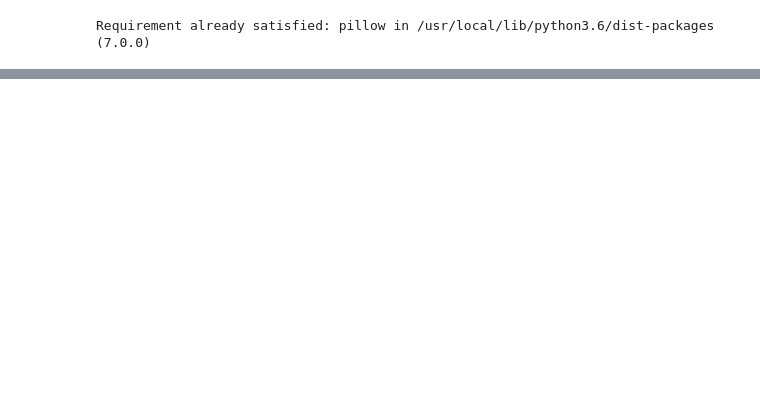
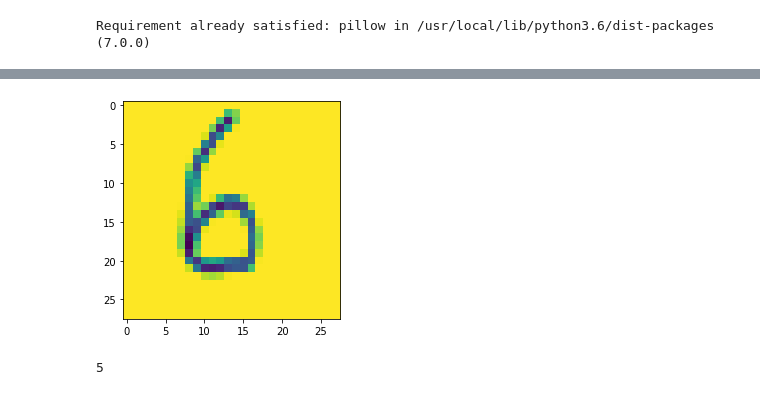
Before and after one commit to rajeshvalluri/MNIST_TF, a Jupyter notebook: MNIST_TF.ipynb, the cells around one changed output, grey strips where cells are left out. Saved outputs shown, nothing was run; the diff lists cells and outputs as text; code cells hidden in the pictures; blank space fills up the shorter version.

```diff
--- a/MNIST_TF.ipynb
+++ b/MNIST_TF.ipynb
@@ -144,0 +136,15 @@ array([[0., 0., 0., 0., 0., 1., 0., 0., 0., 0.]], dtype=float32)
+# %%
+img = Image.open("//content/gdrive/My Drive/MNIST/six.jpg")
+img = img.convert("L")
+img = np.array(img.resize((28,28)))
+plt.pyplot.imshow(img)
+img = ((255.0 - img.reshape(784))/255.0 * 0.99 ) + 0.01
+#print(img)
+# %% [output]
+[figure, added]
+# %%
+pred_image = np.expand_dims(img, axis=0)
+np.argmax(model.predict(pred_image))
+#model.predict(pred_image)
+# %% [output]
+5
```
Also changed, not shown: parts of 9 cells of this notebook.
